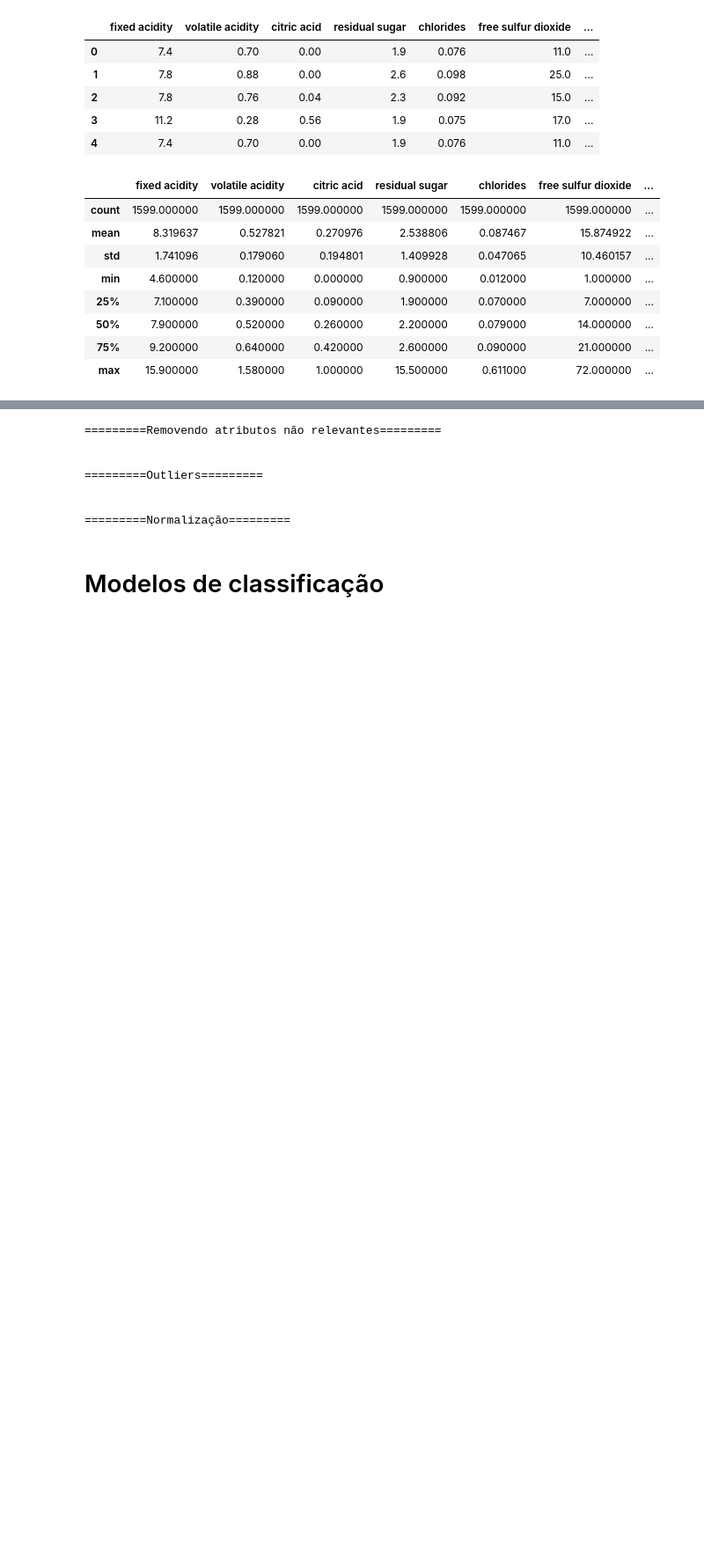
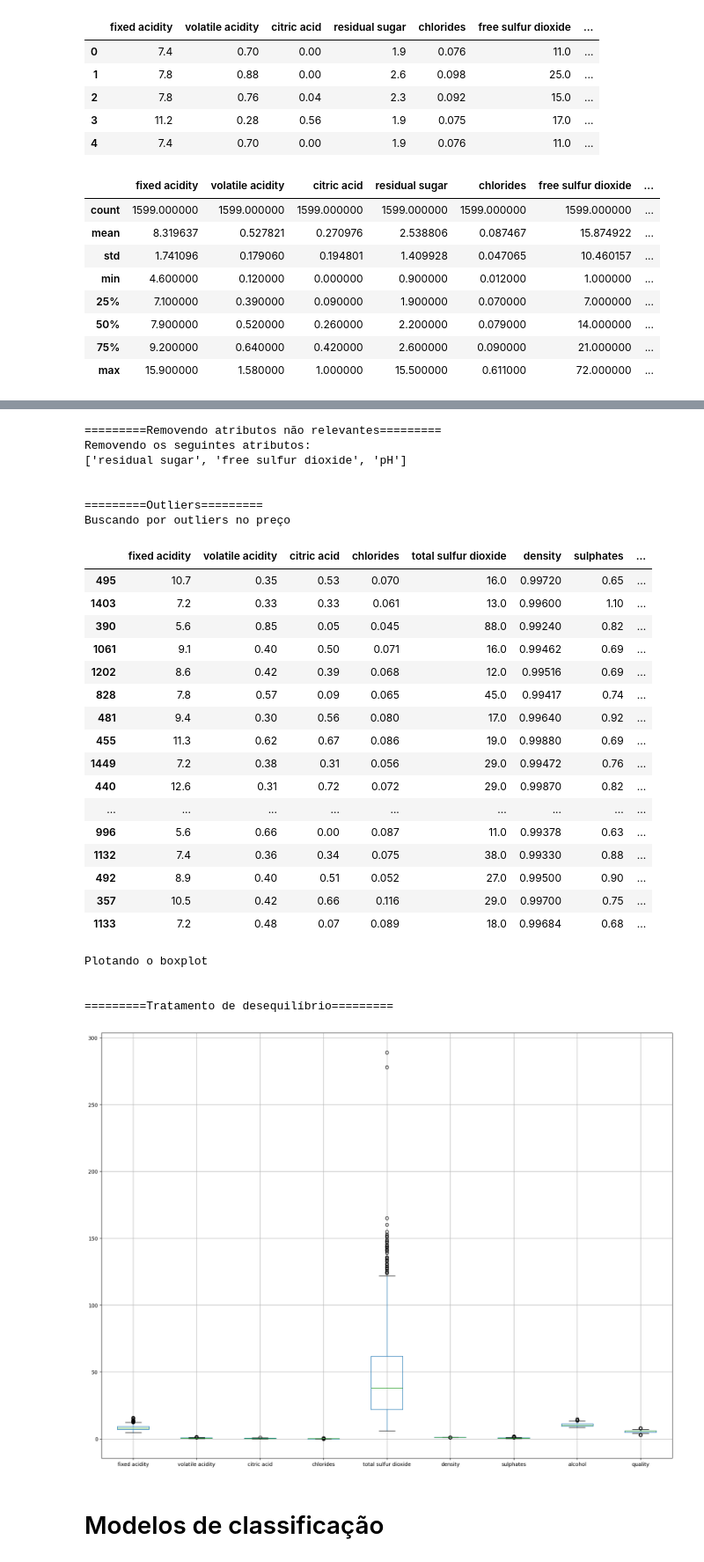
Before and after one commit to leonardodimarchi/ai-regression-and-classification, a Jupyter notebook: classification.ipynb, the cells around one changed output, grey strips where cells are left out. Shown: that part at 88% size. Drawn from its saved outputs; the diff is of its cells as text; code cells hidden in the pictures; blank space fills up the shorter version.

```diff
--- a/classification.ipynb
+++ b/classification.ipynb
@@ -85,22 +133,53 @@ Verificar
 Verificar
 
 ### Tratamento de desequilíbrio de classes
-# %%
-print("\n\n=========Removendo atributos não relevantes=========")
-
-
-print("\n\n=========Outliers=========")
-
-
-print("\n\n=========Tratamento de desequilíbrio=========")
-# %% [output]
-=========Removendo atributos não relevantes=========
-
-
-=========Outliers=========
-
-
-=========Normalização=========
+# %%
+print("\n\n=========Removendo atributos não relevantes=========")
+colunas_para_remover = ['residual sugar', 'free sulfur dioxide', 'pH']
+
+print("Removendo os seguintes atributos:")
+print(colunas_para_remover)
+dataset_removed_columns = dataset.drop(colunas_para_remover, axis=1)
+
+print("\n\n=========Outliers=========")
+print("Buscando por outliers no preço")
+sorted = dataset_removed_columns.sort_values(by=['quality'], ascending=False)
+display(sorted.head(25))
+
+print("Plotando o boxplot")
+dataset_removed_columns.boxplot(figsize=(20,15))
+
+print("\n\n=========Tratamento de desequilíbrio=========")
+# %% [output]
+=========Removendo atributos não relevantes=========
+Removendo os seguintes atributos:
+['residual sugar', 'free sulfur dioxide', 'pH']
+
+
+=========Outliers=========
+Buscando por outliers no preço
+|  | fixed acidity | volatile acidity | citric acid | chlorides | total sulfur dioxide | density | sulphates | ... |
+| 495 | 10.7 | 0.35 | 0.53 | 0.070 | 16.0 | 0.99720 | 0.65 | ... |
+| 1403 | 7.2 | 0.33 | 0.33 | 0.061 | 13.0 | 0.99600 | 1.10 | ... |
+| 390 | 5.6 | 0.85 | 0.05 | 0.045 | 88.0 | 0.99240 | 0.82 | ... |
+| 1061 | 9.1 | 0.40 | 0.50 | 0.071 | 16.0 | 0.99462 | 0.69 | ... |
+| 1202 | 8.6 | 0.42 | 0.39 | 0.068 | 12.0 | 0.99516 | 0.69 | ... |
+| 828 | 7.8 | 0.57 | 0.09 | 0.065 | 45.0 | 0.99417 | 0.74 | ... |
+| 481 | 9.4 | 0.30 | 0.56 | 0.080 | 17.0 | 0.99640 | 0.92 | ... |
+| 455 | 11.3 | 0.62 | 0.67 | 0.086 | 19.0 | 0.99880 | 0.69 | ... |
+| 1449 | 7.2 | 0.38 | 0.31 | 0.056 | 29.0 | 0.99472 | 0.76 | ... |
+| 440 | 12.6 | 0.31 | 0.72 | 0.072 | 29.0 | 0.99870 | 0.82 | ... |
+| ... | ... | ... | ... | ... | ... | ... | ... | ... |
+| 996 | 5.6 | 0.66 | 0.00 | 0.087 | 11.0 | 0.99378 | 0.63 | ... |
+| 1132 | 7.4 | 0.36 | 0.34 | 0.075 | 38.0 | 0.99330 | 0.88 | ... |
+| 492 | 8.9 | 0.40 | 0.51 | 0.052 | 27.0 | 0.99500 | 0.90 | ... |
+| 357 | 10.5 | 0.42 | 0.66 | 0.116 | 29.0 | 0.99700 | 0.75 | ... |
+| 1133 | 7.2 | 0.48 | 0.07 | 0.089 | 18.0 | 0.99684 | 0.68 | ... |
+Plotando o boxplot
+
+
+=========Tratamento de desequilíbrio=========
+[figure, added]
 # %% [markdown]
 # Modelos de classificação
 # %% [markdown]
```
Also changed, not shown: parts of 7 cells of this notebook, 1 other file.
